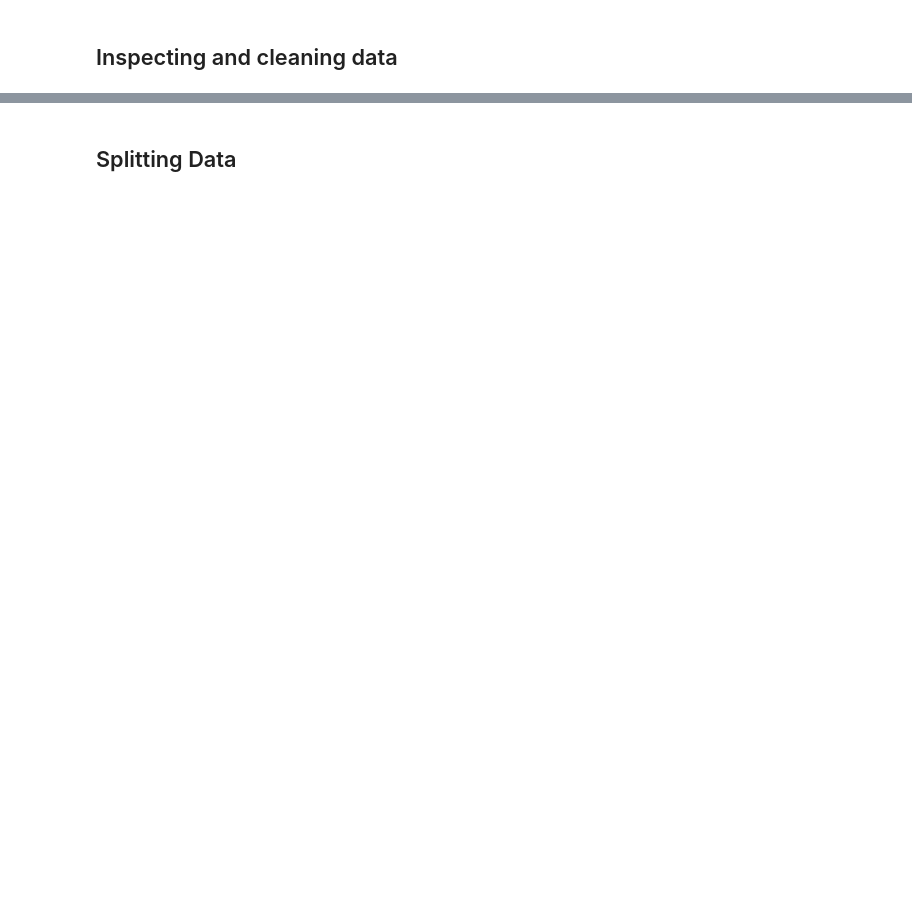
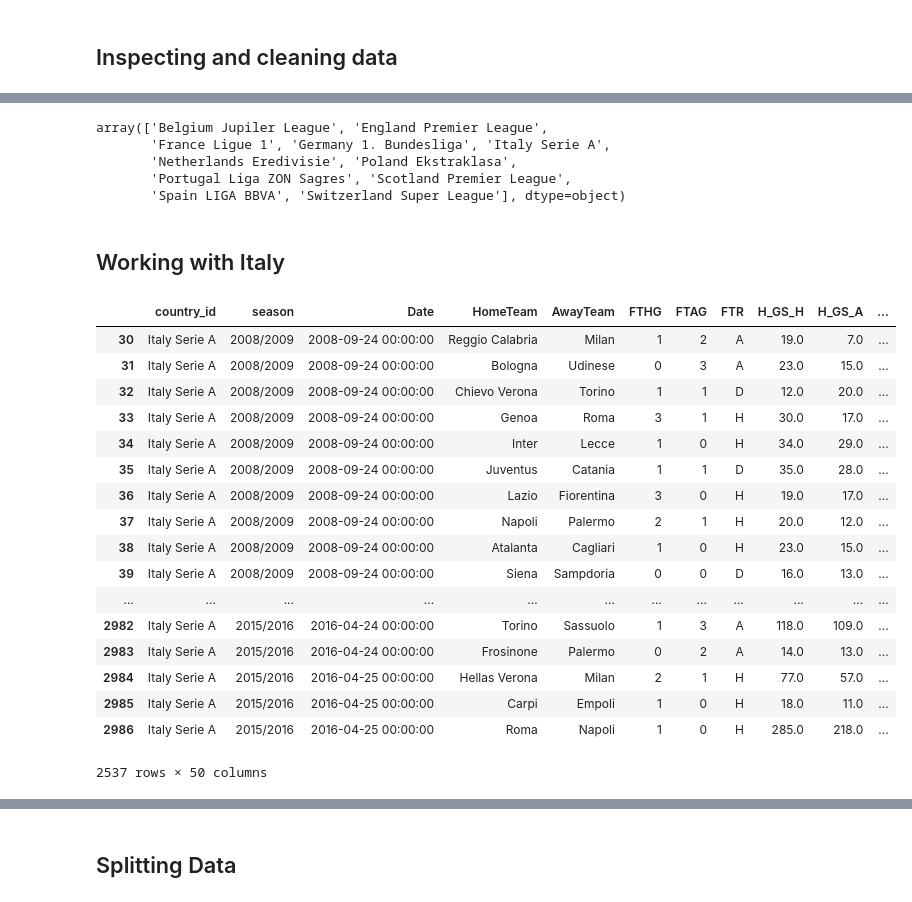
Before and after one commit to hh1713/football_machine, a Jupyter notebook: notebooks/hw3-Copy1.ipynb, the cells around one changed output, grey strips where cells are left out. Cells and saved outputs as stored; diff of their text form; code cells hidden in the pictures; blank space fills up the shorter version.

```diff
--- a/notebooks/hw3-Copy1.ipynb
+++ b/notebooks/hw3-Copy1.ipynb
@@ -14,7 +18,8 @@ import itertools
 # %%
 pd.options.display.max_columns = 999
+pd.options.display.max_rows = 60
 # %% [markdown]
 ## Inspecting and cleaning data
 # %%
-final=pd.read_csv('final.csv')
+final=pd.read_csv('../Data/from_sqlite_Data/realfinal.csv')
 final.drop('Unnamed: 0',axis=1,inplace=True)
@@ -38,0 +31,43 @@ len(temp[temp.FTR == 'A'])
+# %%
+final.country_id.unique()
+# %% [output]
+array(['Belgium Jupiler League', 'England Premier League',
+       'France Ligue 1', 'Germany 1. Bundesliga', 'Italy Serie A',
+       'Netherlands Eredivisie', 'Poland Ekstraklasa',
+       'Portugal Liga ZON Sagres', 'Scotland Premier League',
+       'Spain LIGA BBVA', 'Switzerland Super League'], dtype=object)
+# %%
+England=final[final['country_id']=='England Premier League']
+Belgium=final[final['country_id']=='Belgium Jupiler League']
+France=final[final['country_id']=='France Ligue 1']
+Germany=final[final['country_id']=='Germany 1. Bundesliga']
+Italy=final[final['country_id']=='Italy Serie A']
+Netherlands=final[final['country_id']=='Netherlands Eredivisie']
+Poland=final[final['country_id']=='Poland Ekstraklasa']
+Portugal=final[final['country_id']=='Portugal Liga ZON Sagres']
+Scotland=final[final['country_id']=='Scotland Premier League']
+Spain=final[final['country_id']=='Spain LIGA BBVA']
+Swiss=final[final['country_id']=='Switzerland Super League']
+# %% [markdown]
+## Working with Italy
+# %%
+Italy
+# %% [output]
+|  | country_id | season | Date | HomeTeam | AwayTeam | FTHG | FTAG | FTR | H_GS_H | H_GS_A | ... |
+| 30 | Italy Serie A | 2008/2009 | 2008-09-24 00:00:00 | Reggio Calabria | Milan | 1 | 2 | A | 19.0 | 7.0 | ... |
+| 31 | Italy Serie A | 2008/2009 | 2008-09-24 00:00:00 | Bologna | Udinese | 0 | 3 | A | 23.0 | 15.0 | ... |
+| 32 | Italy Serie A | 2008/2009 | 2008-09-24 00:00:00 | Chievo Verona | Torino | 1 | 1 | D | 12.0 | 20.0 | ... |
+| 33 | Italy Serie A | 2008/2009 | 2008-09-24 00:00:00 | Genoa | Roma | 3 | 1 | H | 30.0 | 17.0 | ... |
+| 34 | Italy Serie A | 2008/2009 | 2008-09-24 00:00:00 | Inter | Lecce | 1 | 0 | H | 34.0 | 29.0 | ... |
+| 35 | Italy Serie A | 2008/2009 | 2008-09-24 00:00:00 | Juventus | Catania | 1 | 1 | D | 35.0 | 28.0 | ... |
+| 36 | Italy Serie A | 2008/2009 | 2008-09-24 00:00:00 | Lazio | Fiorentina | 3 | 0 | H | 19.0 | 17.0 | ... |
+| 37 | Italy Serie A | 2008/2009 | 2008-09-24 00:00:00 | Napoli | Palermo | 2 | 1 | H | 20.0 | 12.0 | ... |
+| 38 | Italy Serie A | 2008/2009 | 2008-09-24 00:00:00 | Atalanta | Cagliari | 1 | 0 | H | 23.0 | 15.0 | ... |
+| 39 | Italy Serie A | 2008/2009 | 2008-09-24 00:00:00 | Siena | Sampdoria | 0 | 0 | D | 16.0 | 13.0 | ... |
+| ... | ... | ... | ... | ... | ... | ... | ... | ... | ... | ... | ... |
+| 2982 | Italy Serie A | 2015/2016 | 2016-04-24 00:00:00 | Torino | Sassuolo | 1 | 3 | A | 118.0 | 109.0 | ... |
+| 2983 | Italy Serie A | 2015/2016 | 2016-04-24 00:00:00 | Frosinone | Palermo | 0 | 2 | A | 14.0 | 13.0 | ... |
+| 2984 | Italy Serie A | 2015/2016 | 2016-04-25 00:00:00 | Hellas Verona | Milan | 2 | 1 | H | 77.0 | 57.0 | ... |
+| 2985 | Italy Serie A | 2015/2016 | 2016-04-25 00:00:00 | Carpi | Empoli | 1 | 0 | H | 18.0 | 11.0 | ... |
+| 2986 | Italy Serie A | 2015/2016 | 2016-04-25 00:00:00 | Roma | Napoli | 1 | 0 | H | 285.0 | 218.0 | ... |
+2537 rows × 50 columns
```
Also changed, not shown: parts of 27 cells of this notebook, 25 other files.
